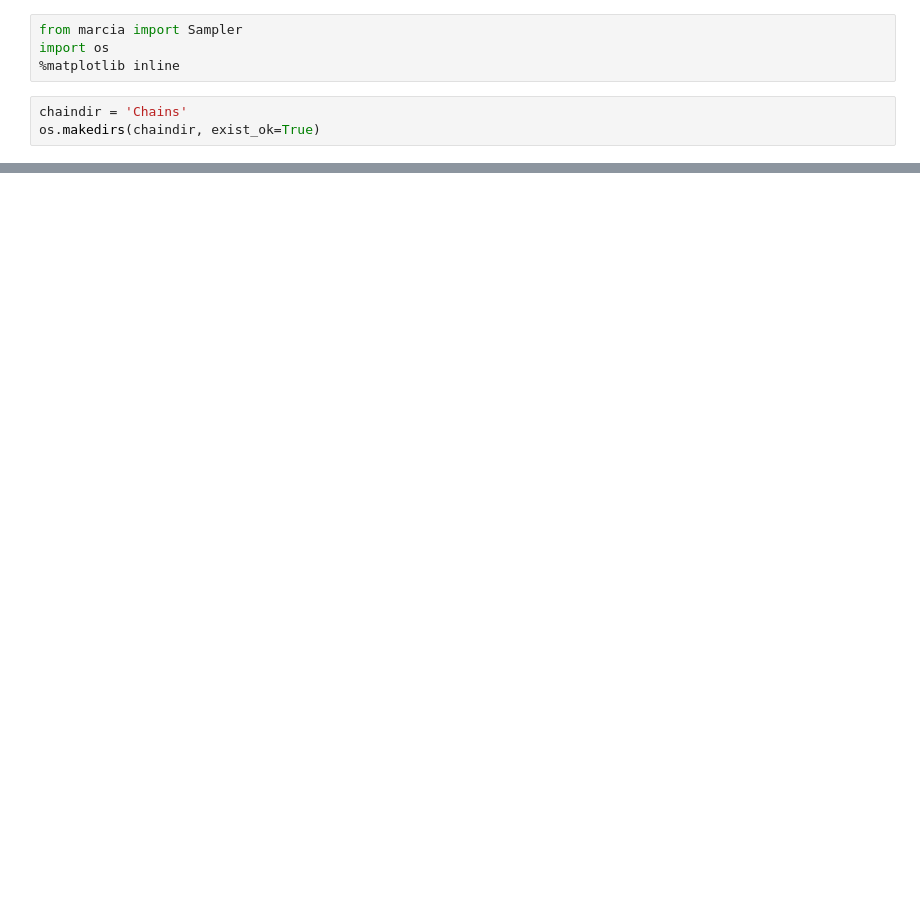
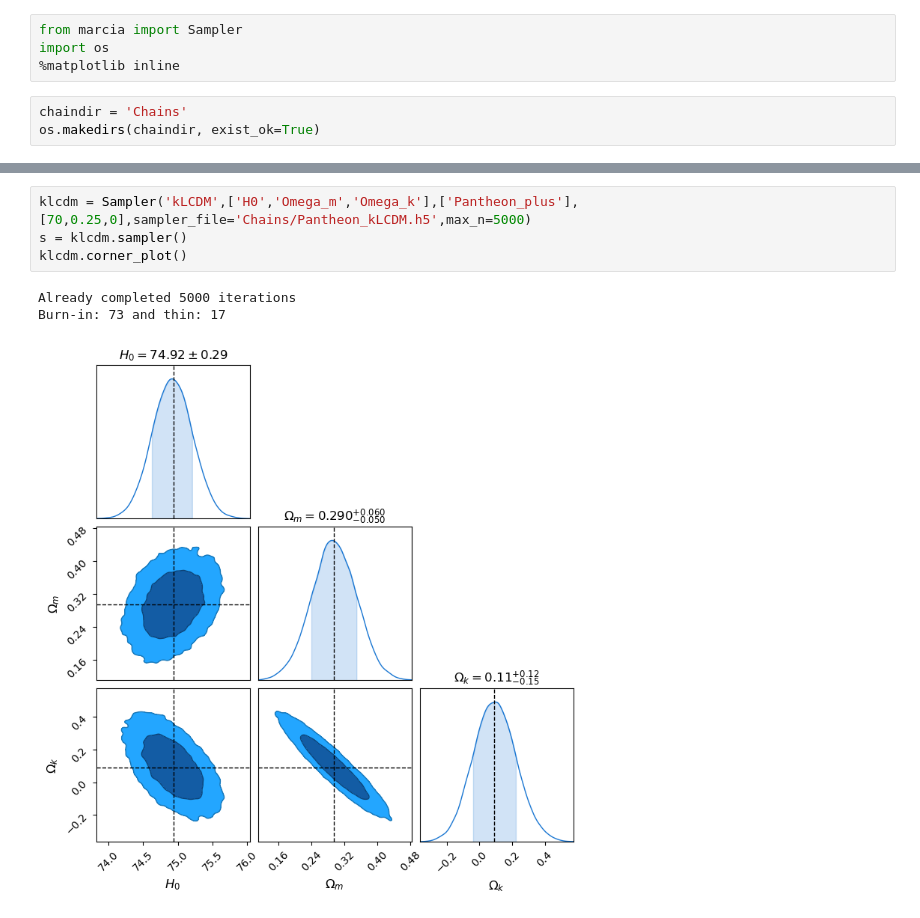
Before and after one commit to antolonappan/isotropy, a Jupyter notebook: Likelihood.ipynb, the cells around one changed output, grey strips where cells are left out. Saved outputs shown, nothing was run; the diff lists cells and outputs as text; blank space fills up the shorter version.

```diff
--- a/Likelihood.ipynb
+++ b/Likelihood.ipynb
@@ -30,0 +35,8 @@ WARNING:chainconsumer:Parameter $w_a$ in chain Chain 0 is not constrained
+# %%
+klcdm = Sampler('kLCDM',['H0','Omega_m','Omega_k'],['Pantheon_plus'],[70,0.25,0],sampler_file='Chains/Pantheon_kLCDM.h5',max_n=5000)
+s = klcdm.sampler()
+klcdm.corner_plot()
+# %% [output]
+Already completed 5000 iterations
+Burn-in: 73 and thin: 17
+[figure, added]
```
Also changed, not shown: parts of 7 cells of this notebook, 8 other files.
